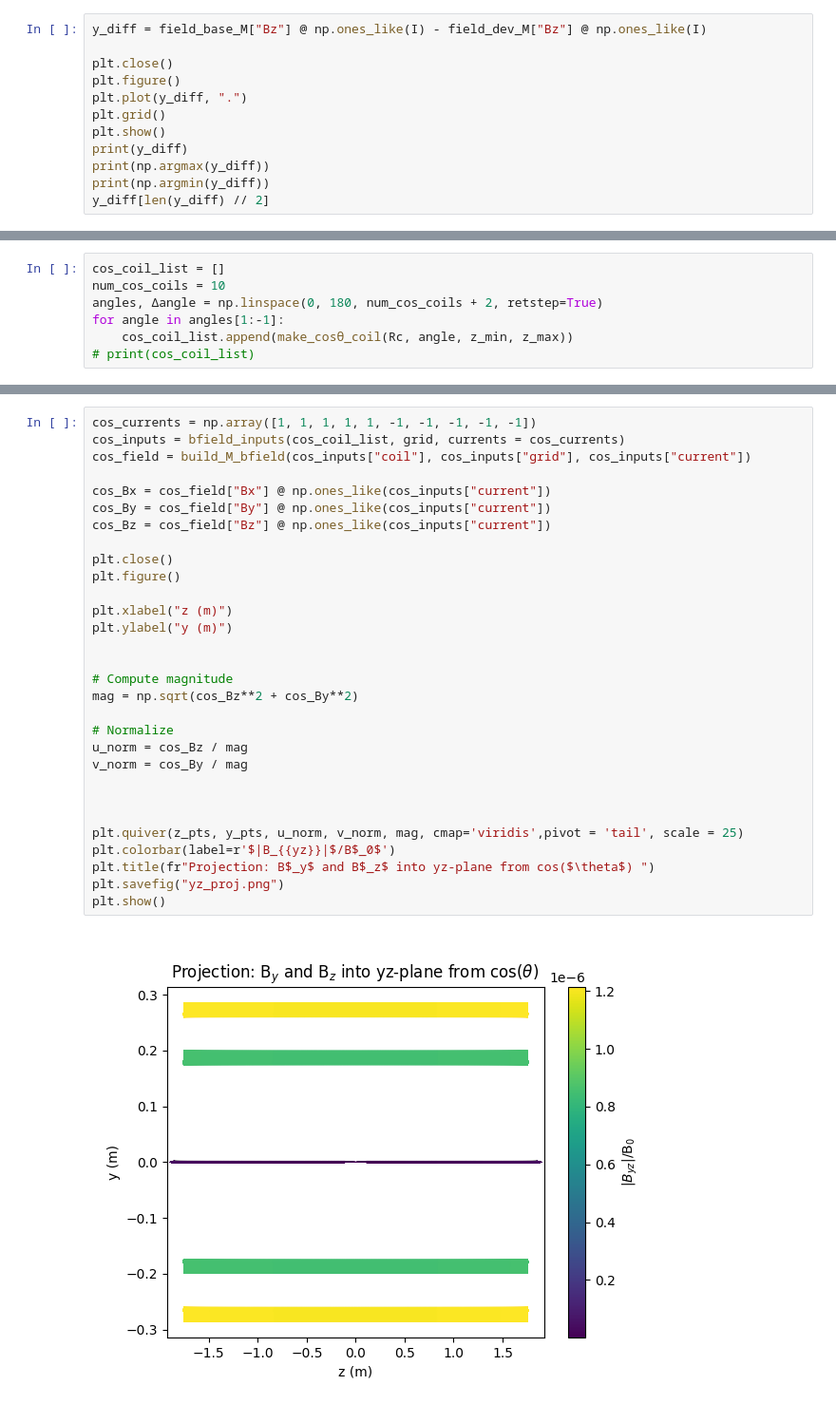
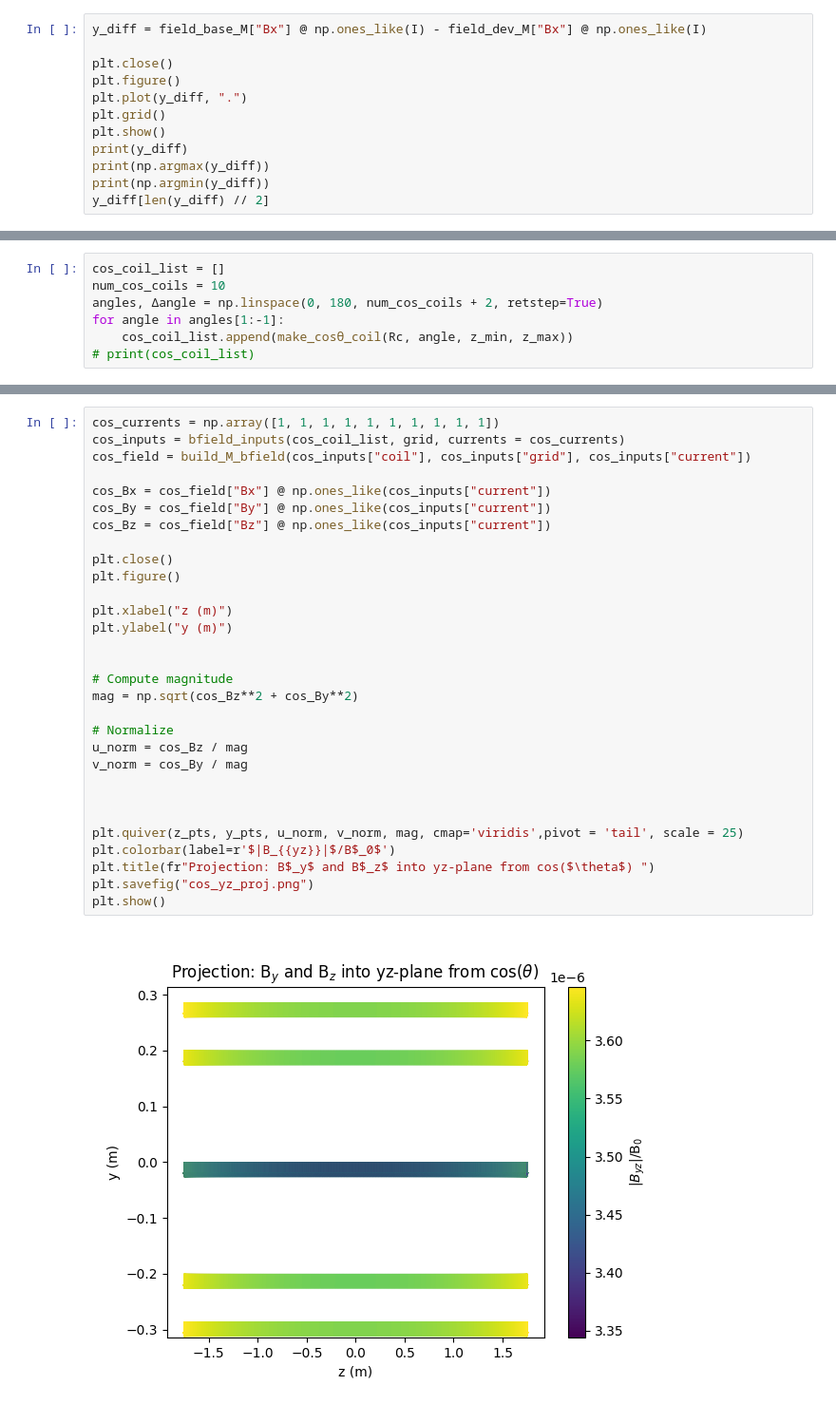
Before and after one commit to jseguine/Project8_bfield, a Jupyter notebook: bfield_deviation.ipynb, the cells around one changed output, grey strips where cells are left out. Shown at 95% size. Drawn from its saved outputs; the diff is of its cells as text.

```diff
--- a/bfield_deviation.ipynb
+++ b/bfield_deviation.ipynb
@@ -734,5 +735,5 @@ Variation δz = |Bz_base - Bz_sag| / B0 = 4.2538848855563915e-05
 # %%
-y_diff = field_base_M["Bz"] @ np.ones_like(I) - field_dev_M["Bz"] @ np.ones_like(I)
+y_diff = field_base_M["Bx"] @ np.ones_like(I) - field_dev_M["Bx"] @ np.ones_like(I)
 
 plt.close()
 plt.figure()
@@ -1040,34 +1042,34 @@ plt.show()
 # %% [output]
 [figure]
 # %%
-cos_currents = np.array([1, 1, 1, 1, 1, -1, -1, -1, -1, -1])
+cos_currents = np.array([1, 1, 1, 1, 1, 1, 1, 1, 1, 1])
 cos_inputs = bfield_inputs(cos_coil_list, grid, currents = cos_currents)
 cos_field = build_M_bfield(cos_inputs["coil"], cos_inputs["grid"], cos_inputs["current"])
 
 cos_Bx = cos_field["Bx"] @ np.ones_like(cos_inputs["current"])
 cos_By = cos_field["By"] @ np.ones_like(cos_inputs["current"])
 cos_Bz = cos_field["Bz"] @ np.ones_like(cos_inputs["current"])
 
 plt.close()
 plt.figure()
 
 plt.xlabel("z (m)")
 plt.ylabel("y (m)")
 
 
 # Compute magnitude
 mag = np.sqrt(cos_Bz**2 + cos_By**2)
 
 # Normalize
 u_norm = cos_Bz / mag
 v_norm = cos_By / mag
 
 
 
 plt.quiver(z_pts, y_pts, u_norm, v_norm, mag, cmap='viridis',pivot = 'tail', scale = 25)
 plt.colorbar(label=r'$|B_{{yz}}|$/B$_0$')
 plt.title(fr"Projection: B$_y$ and B$_z$ into yz-plane from cos($\theta$) ")
-plt.savefig("yz_proj.png")
+plt.savefig("cos_yz_proj.png")
 plt.show()
 # %% [output]
-[figure, old version]
+[figure, new version]
```
Also changed, not shown: parts of 28 cells of this notebook, 1 other file.
